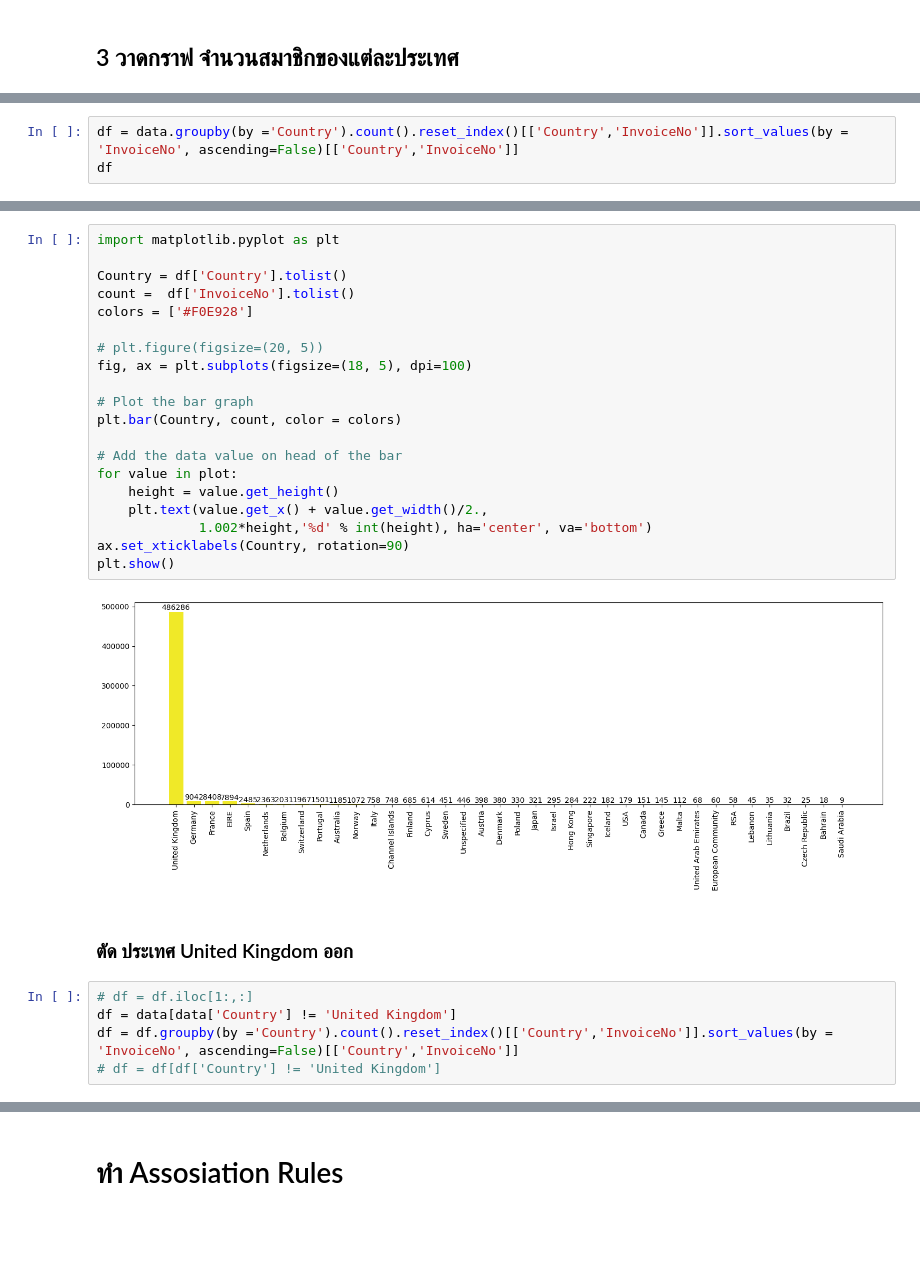
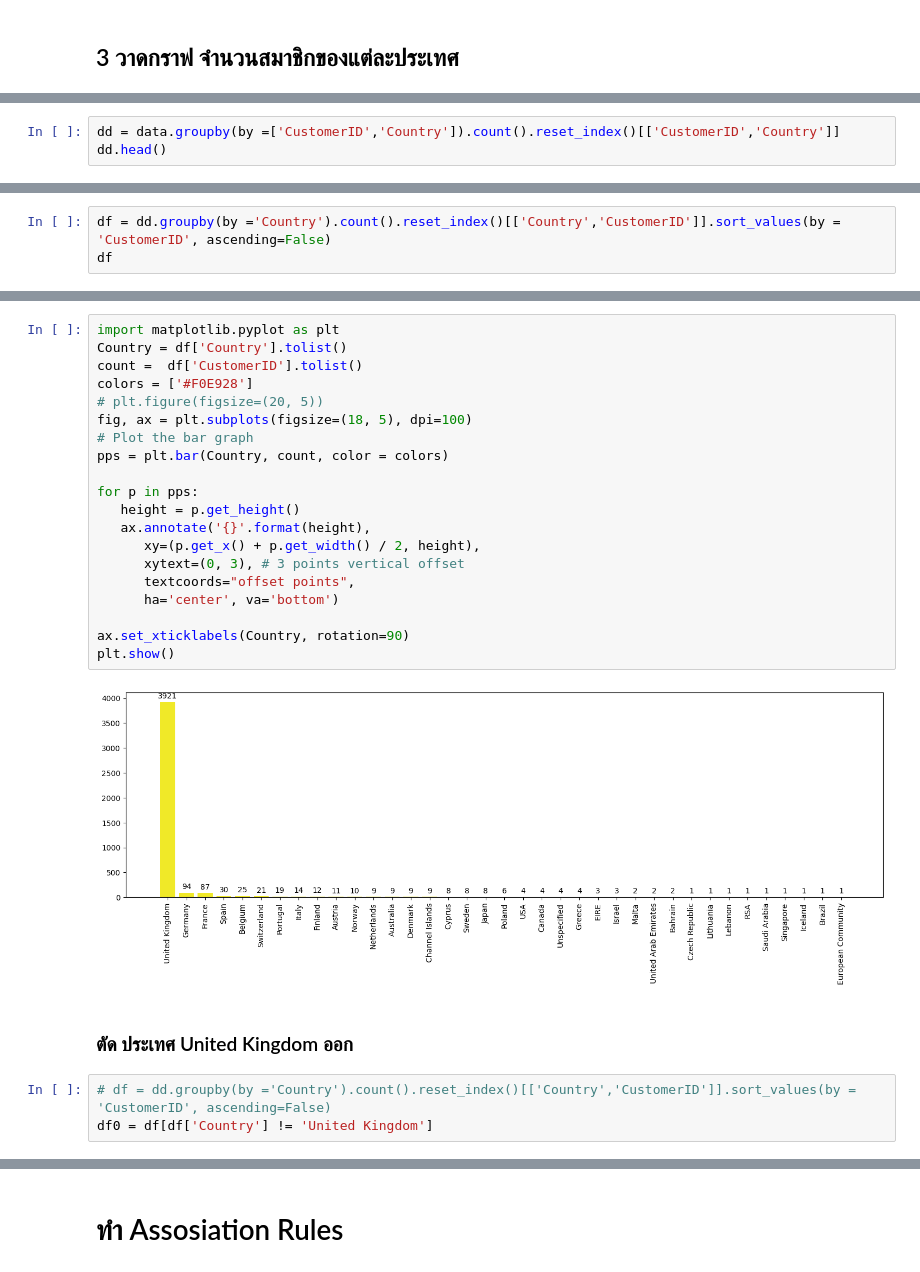
Before and after one commit to Peckkie/DPDM2021, a Jupyter notebook: Frequart_Patterm_Assosiation_Rules.ipynb, the cells around one changed output, grey strips where cells are left out. Cells and saved outputs as stored; diff of their text form; blank space fills up the shorter version.

```diff
--- a/Frequart_Patterm_Assosiation_Rules.ipynb
+++ b/Frequart_Patterm_Assosiation_Rules.ipynb
@@ -282,3 +284,6 @@ data.head()
 | 2 | 536365 | 84406B | CREAM CUPID HEARTS COAT HANGER | 8 | 12/01/2010 08:26 | 2.75 | 17850.0 | United Kingdom | 22.00 |
 | 3 | 536365 | 84029G | KNITTED UNION FLAG HOT WATER BOTTLE | 6 | 12/01/2010 08:26 | 3.39 | 17850.0 | United Kingdom | 20.34 |
 | 4 | 536365 | 84029E | RED WOOLLY HOTTIE WHITE HEART. | 6 | 12/01/2010 08:26 | 3.39 | 17850.0 | United Kingdom | 20.34 |
+# %%
+dd = data.groupby(by =['CustomerID','Country']).count().reset_index()[['CustomerID','Country']]
+dd.head()
@@ -285,4 +297,4 @@ data.head()
 # %%
-df = data.groupby(by ='Country').count().reset_index()[['Country','InvoiceNo']].sort_values(by = 'InvoiceNo', ascending=False)[['Country','InvoiceNo']]
+df = dd.groupby(by ='Country').count().reset_index()[['Country','CustomerID']].sort_values(by = 'CustomerID', ascending=False)
 df
 # %% [output]
@@ -306,31 +318,29 @@ df
 # %%
 import matplotlib.pyplot as plt
-
 Country = df['Country'].tolist()
-count =  df['InvoiceNo'].tolist()
+count =  df['CustomerID'].tolist()
 colors = ['#F0E928']
-
 # plt.figure(figsize=(20, 5))
 fig, ax = plt.subplots(figsize=(18, 5), dpi=100)
+# Plot the bar graph
+pps = plt.bar(Country, count, color = colors)
 
-# Plot the bar graph
-plt.bar(Country, count, color = colors)
+for p in pps:
+   height = p.get_height()
+   ax.annotate('{}'.format(height),
+      xy=(p.get_x() + p.get_width() / 2, height),
+      xytext=(0, 3), # 3 points vertical offset
+      textcoords="offset points",
+      ha='center', va='bottom')
 
-# Add the data value on head of the bar
-for value in plot:
-    height = value.get_height()
-    plt.text(value.get_x() + value.get_width()/2.,
-             1.002*height,'%d' % int(height), ha='center', va='bottom')
 ax.set_xticklabels(Country, rotation=90)
 plt.show()
 # %% [output]
-[figure, old version]
+[figure, new version]
 # %% [markdown]
 ### ตัด ประเทศ United Kingdom ออก
 # %%
-# df = df.iloc[1:,:]
-df = data[data['Country'] != 'United Kingdom']
-df = df.groupby(by ='Country').count().reset_index()[['Country','InvoiceNo']].sort_values(by = 'InvoiceNo', ascending=False)[['Country','InvoiceNo']]
-# df = df[df['Country'] != 'United Kingdom']
+# df = dd.groupby(by ='Country').count().reset_index()[['Country','CustomerID']].sort_values(by = 'CustomerID', ascending=False)
+df0 = df[df['Country'] != 'United Kingdom']
 # %%
 import matplotlib.pyplot as plt
```
Also changed, not shown: parts of 7 cells of this notebook.
